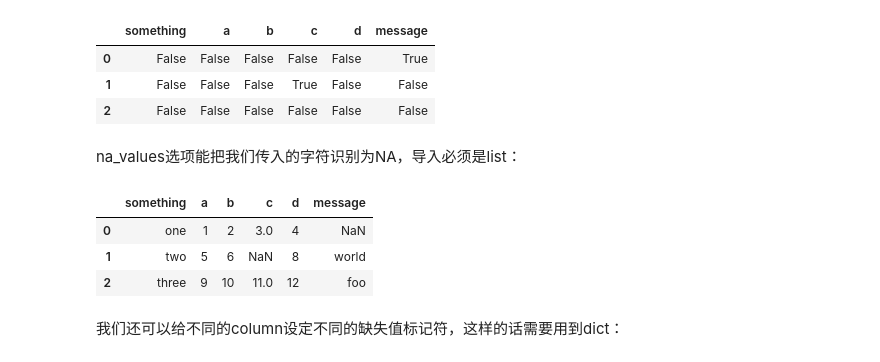
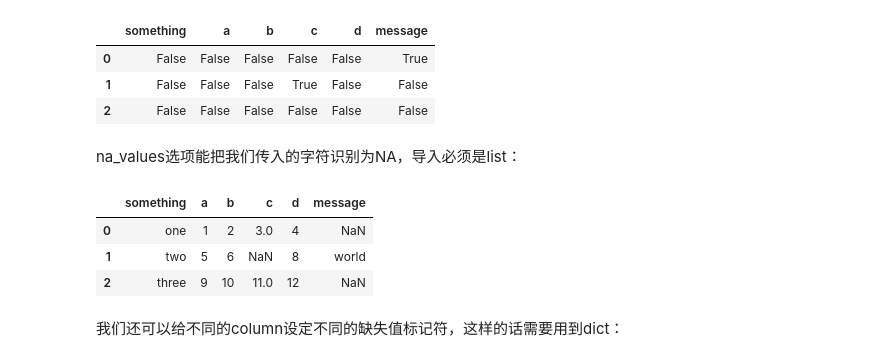
Before and after one commit to mengfanchun2017/BooksStudy, a Jupyter notebook: [book]_python-for-data-analysis_2nd/2a_notebook_cn/Chapter-06/6.1 Reading and Writing Data in Text Format (以文本格式读取和写入数据).ipynb, the cells around one changed output. Drawn from its saved outputs; the diff is of its cells as text; code cells hidden in the pictures.

```diff
--- a/[book]_python-for-data-analysis_2nd/2a_notebook_cn/Chapter-06/6.1 Reading and Writing Data in Text Format (以文本格式读取和写入数据).ipynb
+++ b/[book]_python-for-data-analysis_2nd/2a_notebook_cn/Chapter-06/6.1 Reading and Writing Data in Text Format (以文本格式读取和写入数据).ipynb
@@ -192,13 +192,13 @@ pd.isnull(result)
 # %% [markdown]
 na_values选项能把我们传入的字符识别为NA，导入必须是list：
 # %%
-result = pd.read_csv('../examples/ex5.csv', na_values=['NULL'])
+result = pd.read_csv('../../examples/ex5.csv', na_values=['foo'])
 result
 # %% [output]
 |  | something | a | b | c | d | message |
 | 0 | one | 1 | 2 | 3.0 | 4 | NaN |
 | 1 | two | 5 | 6 | NaN | 8 | world |
-| 2 | three | 9 | 10 | 11.0 | 12 | foo |
+| 2 | three | 9 | 10 | 11.0 | 12 | NaN |
 # %% [markdown]
 我们还可以给不同的column设定不同的缺失值标记符，这样的话需要用到dict：
 # %%
```
Also changed, not shown: parts of 39 cells of this notebook, 6 other files.
